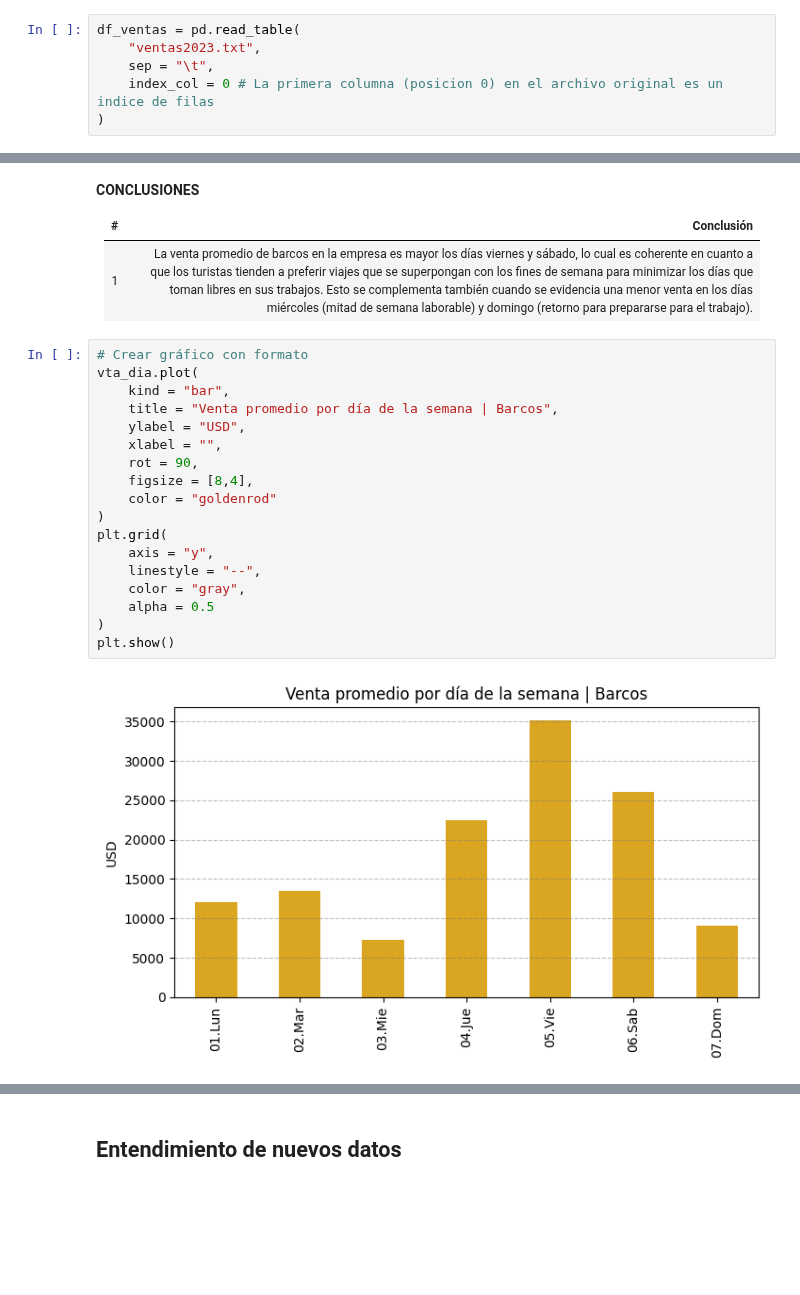
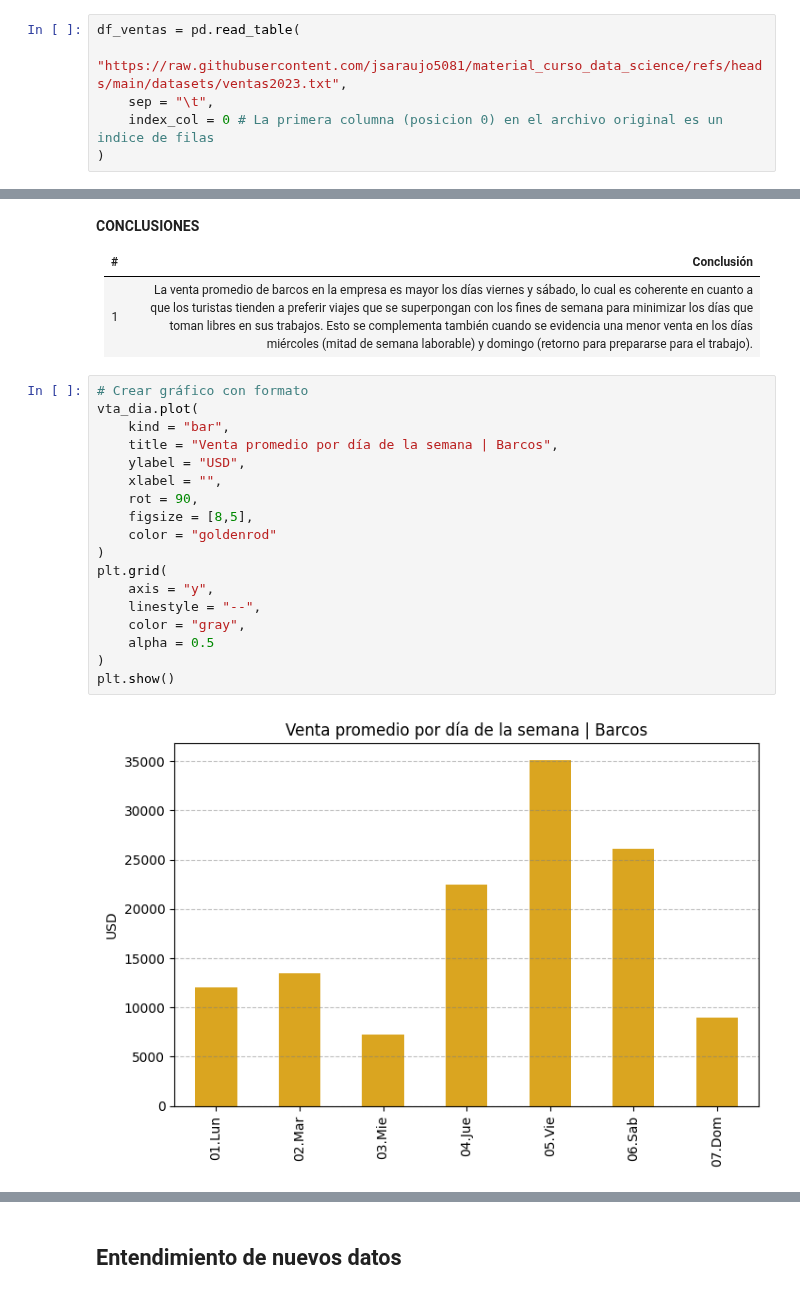
Before and after one commit to jsaraujo5081/material_curso_data_science, a Jupyter notebook: notebooks/S04_Manipulacion_Datos_II_Sesiones.ipynb, the cells around one changed output, grey strips where cells are left out. Saved outputs shown, nothing was run; the diff lists cells and outputs as text; blank space fills up the shorter version.

```diff
--- a/notebooks/S04_Manipulacion_Datos_II_Sesiones.ipynb
+++ b/notebooks/S04_Manipulacion_Datos_II_Sesiones.ipynb
@@ -38,6 +42,6 @@ MT ha compartido contigo información de sus ventas en el año 2023 para los can
 # %%
 df_ventas = pd.read_table(
-    "ventas2023.txt",
+    "https://raw.githubusercontent.com/jsaraujo5081/material_curso_data_science/refs/heads/main/datasets/ventas2023.txt",
     sep = "\t",
     index_col = 0 # La primera columna (posicion 0) en el archivo original es un indice de filas
 )
@@ -473,22 +503,22 @@ plt.show()
 # %%
 # Crear gráfico con formato
 vta_dia.plot(
     kind = "bar",
     title = "Venta promedio por día de la semana | Barcos",
     ylabel = "USD",
     xlabel = "",
     rot = 90,
-    figsize = [8,4],
+    figsize = [8,5],
     color = "goldenrod"
 )
 plt.grid(
     axis = "y",
     linestyle = "--",
     color = "gray",
     alpha = 0.5
 )
 plt.show()
 # %% [output]
-[figure, old version]
+[figure, new version]
 # %% [markdown]
 ### ¿Cómo se comportan las ventas por canal?
```
Also changed, not shown: parts of 51 cells of this notebook, 4 other files.
